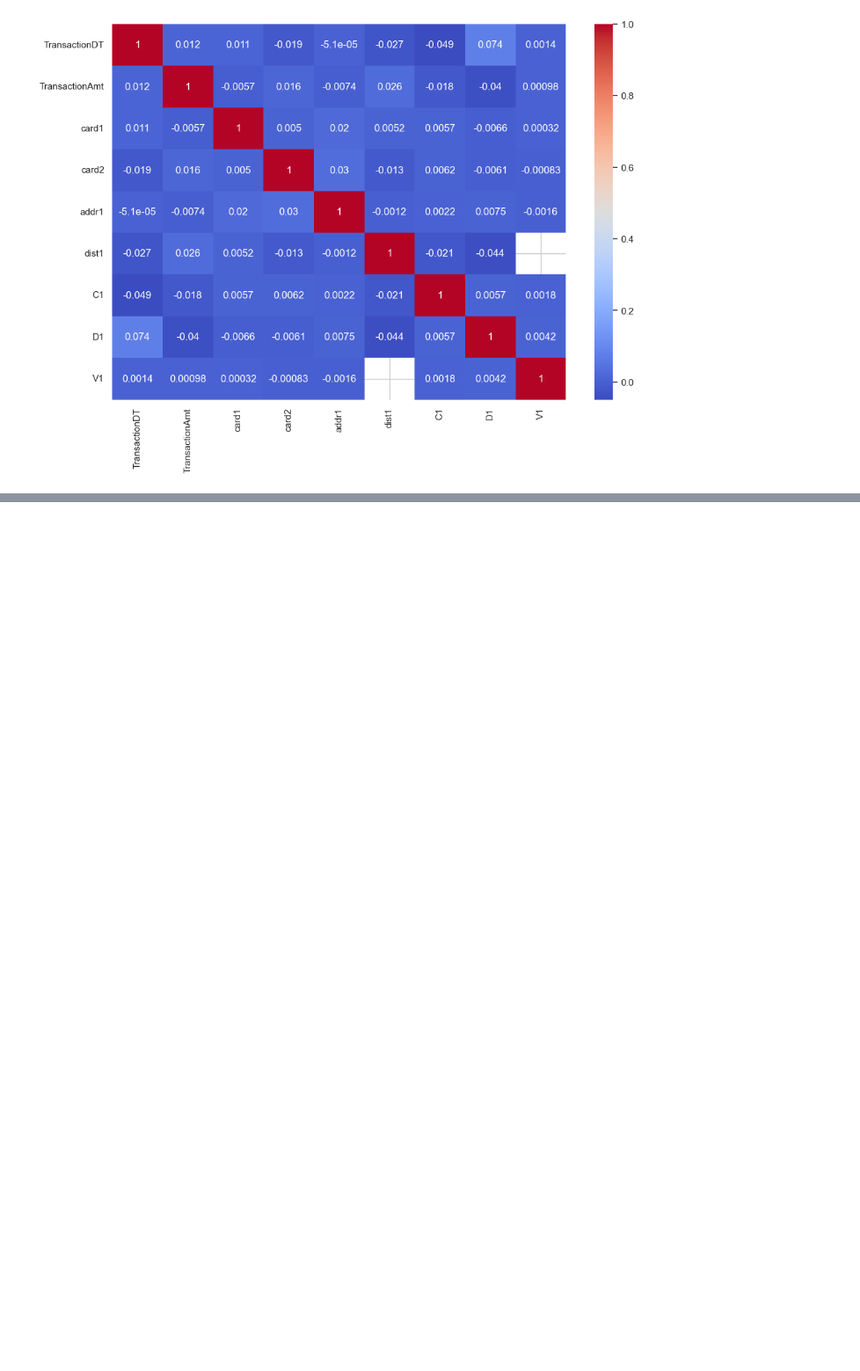
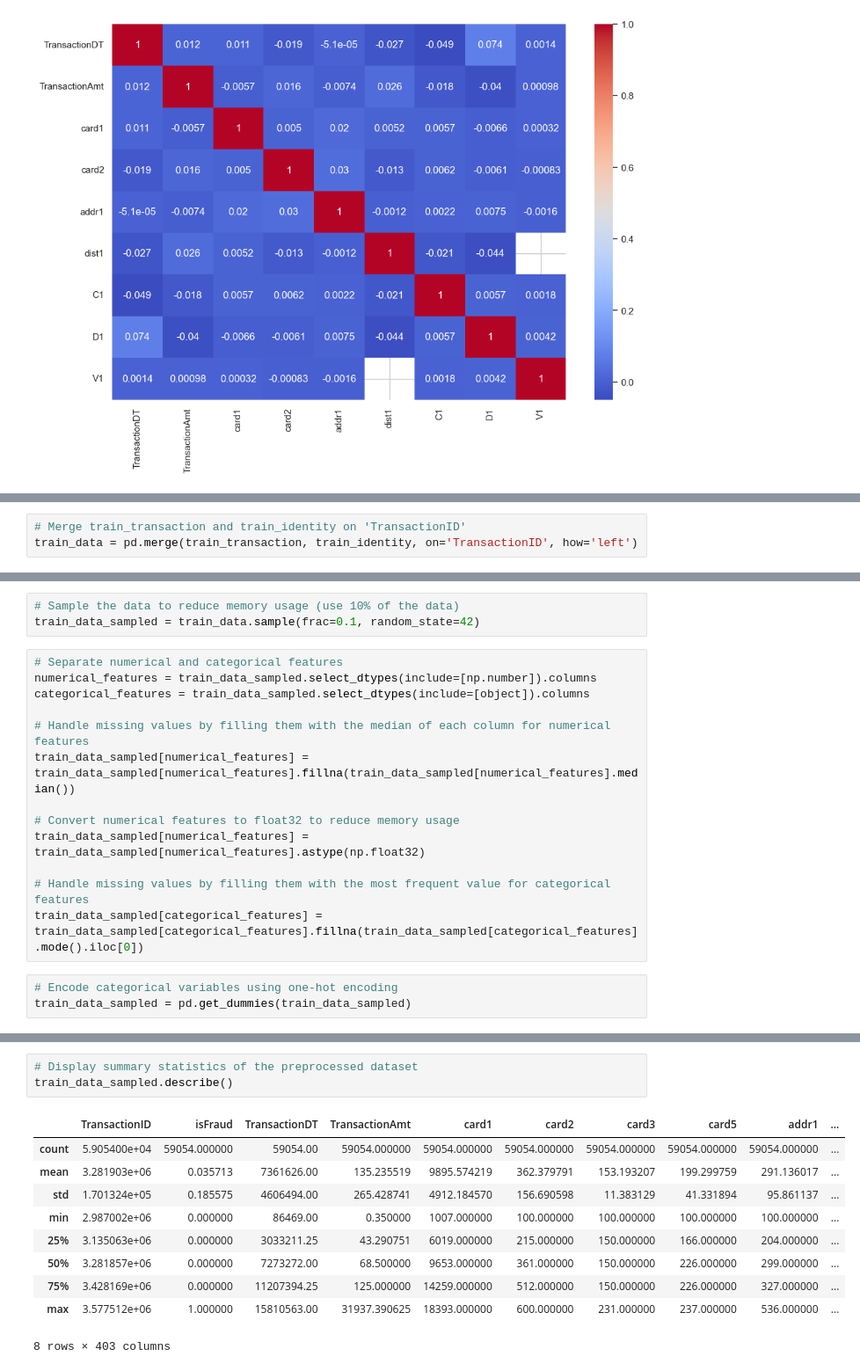
Before and after one commit to jaeeun225/Fraud_Detection_System, a Jupyter notebook: fraud_detection_model.ipynb, the cells around one changed output, grey strips where cells are left out. Shown: that part at 88% size. Drawn from its saved outputs; the diff is of its cells as text; blank space fills up the shorter version.

Commit message:
Preprocess data: handle missing values, encode categorical variables, and sample data

```diff
--- a/fraud_detection_model.ipynb
+++ b/fraud_detection_model.ipynb
@@ -126,0 +129,3 @@ plt.show()
+# %%
+# Merge train_transaction and train_identity on 'TransactionID'
+train_data = pd.merge(train_transaction, train_identity, on='TransactionID', how='left')
@@ -126,0 +150,19 @@ plt.show()
+# %%
+# Sample the data to reduce memory usage (use 10% of the data)
+train_data_sampled = train_data.sample(frac=0.1, random_state=42)
+# %%
+# Separate numerical and categorical features
+numerical_features = train_data_sampled.select_dtypes(include=[np.number]).columns
+categorical_features = train_data_sampled.select_dtypes(include=[object]).columns
+
+# Handle missing values by filling them with the median of each column for numerical features
+train_data_sampled[numerical_features] = train_data_sampled[numerical_features].fillna(train_data_sampled[numerical_features].median())
+
+# Convert numerical features to float32 to reduce memory usage
+train_data_sampled[numerical_features] = train_data_sampled[numerical_features].astype(np.float32)
+
+# Handle missing values by filling them with the most frequent value for categorical features
+train_data_sampled[categorical_features] = train_data_sampled[categorical_features].fillna(train_data_sampled[categorical_features].mode().iloc[0])
+# %%
+# Encode categorical variables using one-hot encoding
+train_data_sampled = pd.get_dummies(train_data_sampled)
@@ -126,0 +189,14 @@ plt.show()
+# %%
+# Display summary statistics of the preprocessed dataset
+train_data_sampled.describe()
+# %% [output]
+|  | TransactionID | isFraud | TransactionDT | TransactionAmt | card1 | card2 | card3 | card5 | addr1 | ... |
+| count | 5.905400e+04 | 59054.000000 | 59054.00 | 59054.000000 | 59054.000000 | 59054.000000 | 59054.000000 | 59054.000000 | 59054.000000 | ... |
+| mean | 3.281903e+06 | 0.035713 | 7361626.00 | 135.235519 | 9895.574219 | 362.379791 | 153.193207 | 199.299759 | 291.136017 | ... |
+| std | 1.701324e+05 | 0.185575 | 4606494.00 | 265.428741 | 4912.184570 | 156.690598 | 11.383129 | 41.331894 | 95.861137 | ... |
+| min | 2.987002e+06 | 0.000000 | 86469.00 | 0.350000 | 1007.000000 | 100.000000 | 100.000000 | 100.000000 | 100.000000 | ... |
+| 25% | 3.135063e+06 | 0.000000 | 3033211.25 | 43.290751 | 6019.000000 | 215.000000 | 150.000000 | 166.000000 | 204.000000 | ... |
+| 50% | 3.281857e+06 | 0.000000 | 7273272.00 | 68.500000 | 9653.000000 | 361.000000 | 150.000000 | 226.000000 | 299.000000 | ... |
+| 75% | 3.428169e+06 | 0.000000 | 11207394.25 | 125.000000 | 14259.000000 | 512.000000 | 150.000000 | 226.000000 | 327.000000 | ... |
+| max | 3.577512e+06 | 1.000000 | 15810563.00 | 31937.390625 | 18393.000000 | 600.000000 | 231.000000 | 237.000000 | 536.000000 | ... |
+8 rows × 403 columns
```
Also changed, not shown: parts of 4 cells of this notebook.
